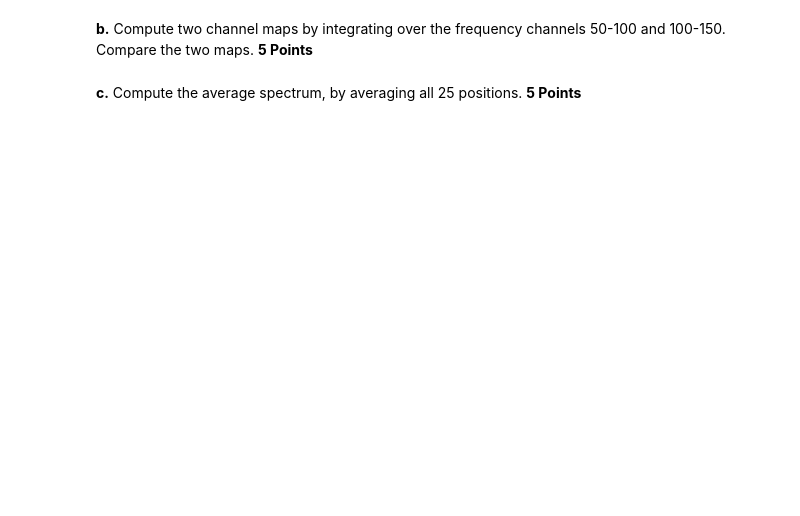
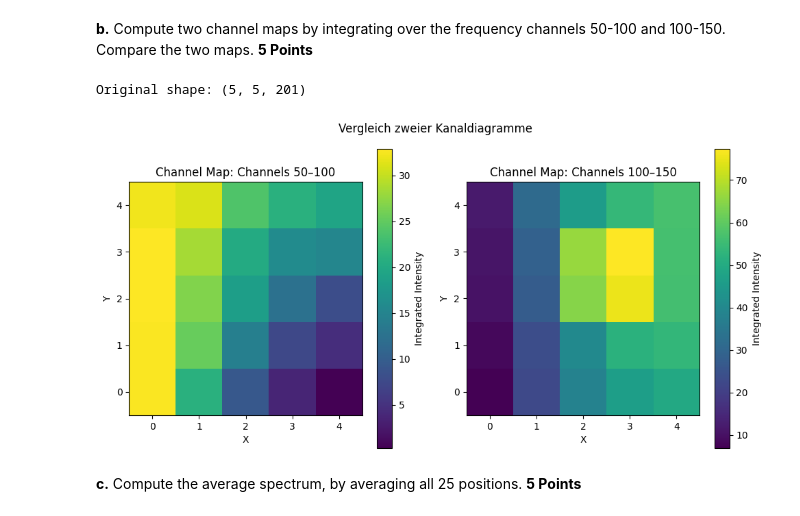
Before and after one commit to DAAP-Summer-2024/astronomical-data-analysis-nilejara, a Jupyter notebook: assignment_2.ipynb, the cells around one changed output. Cells and saved outputs as stored; diff of their text form; code cells hidden in the pictures; blank space fills up the shorter version.

```diff
--- a/assignment_2.ipynb
+++ b/assignment_2.ipynb
@@ -267,2 +406,46 @@ spectra = m[0].data
+# %%
+# enter your code
+import numpy as np
+import matplotlib.pyplot as plt
+from astropy.io import fits
+
+# === 1. Lade die FITS-Datei ===
+filename = "Data/radio-map.fits"  # <--- ändere das auf deinen Dateinamen
+with fits.open(filename) as hdul:
+    data = hdul[0].data
+    header = hdul[0].header
+
+# === 2. Form überprüfen ===
+# Erwartet: (spectral, y, x). Falls nicht, umsortieren
+print(f"Original shape: {data.shape}")
+if data.shape[0] == 5 and data.shape[1] == 5:
+    data = np.moveaxis(data, -1, 0)  # Umstellen auf (spectral, y, x)
+
+# === 3. Definiere Kanäle ===
+# Bereich beachten: numpy slicing ist exklusiv am Ende!
+map1 = np.trapz(data[50:100, :, :], axis=0)  # Kanäle 50–99
+map2 = np.trapz(data[100:150, :, :], axis=0)  # Kanäle 100–149
+
+# === 4. Visualisierung ===
+fig, axs = plt.subplots(1, 2, figsize=(10, 5))
+
+im1 = axs[0].imshow(map1, origin="lower", cmap="viridis")
+axs[0].set_title("Channel Map: Channels 50–100")
+plt.colorbar(im1, ax=axs[0], label="Integrated Intensity")
+
+im2 = axs[1].imshow(map2, origin="lower", cmap="viridis")
+axs[1].set_title("Channel Map: Channels 100–150")
+plt.colorbar(im2, ax=axs[1], label="Integrated Intensity")
+
+for ax in axs:
+    ax.set_xlabel("X")
+    ax.set_ylabel("Y")
+
+plt.suptitle("Vergleich zweier Kanaldiagramme")
+plt.tight_layout()
+plt.show()
+# %% [output]
+Original shape: (5, 5, 201)
+[figure, added]
 # %% [markdown]
 **c.** Compute the average spectrum, by averaging all 25 positions. **5 Points**
```
Also changed, not shown: parts of 17 cells of this notebook.
